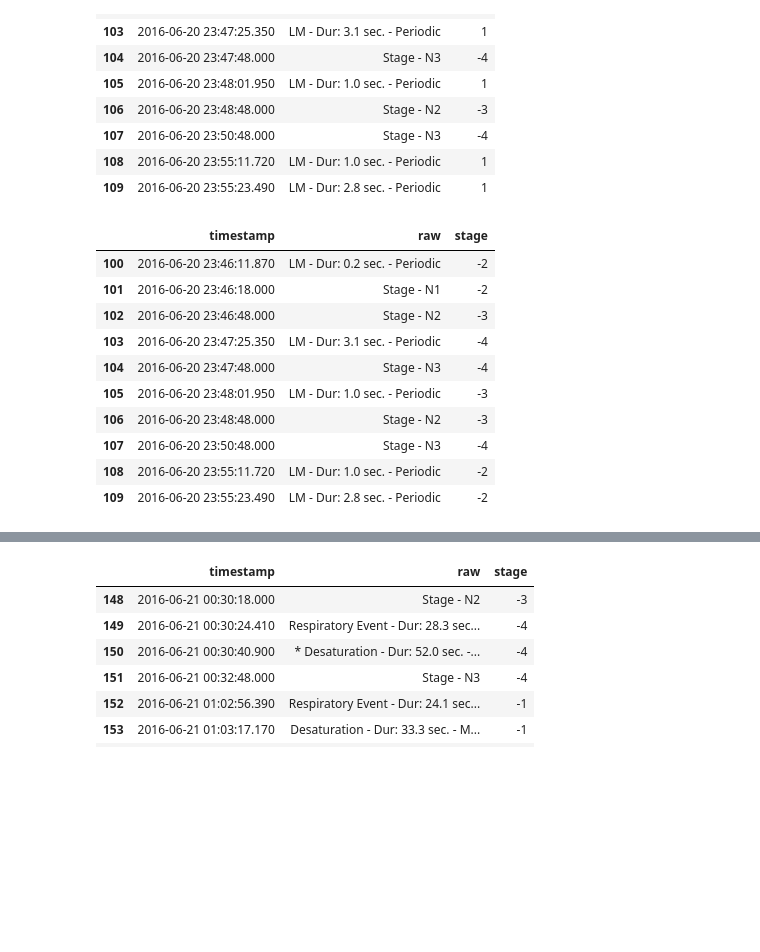
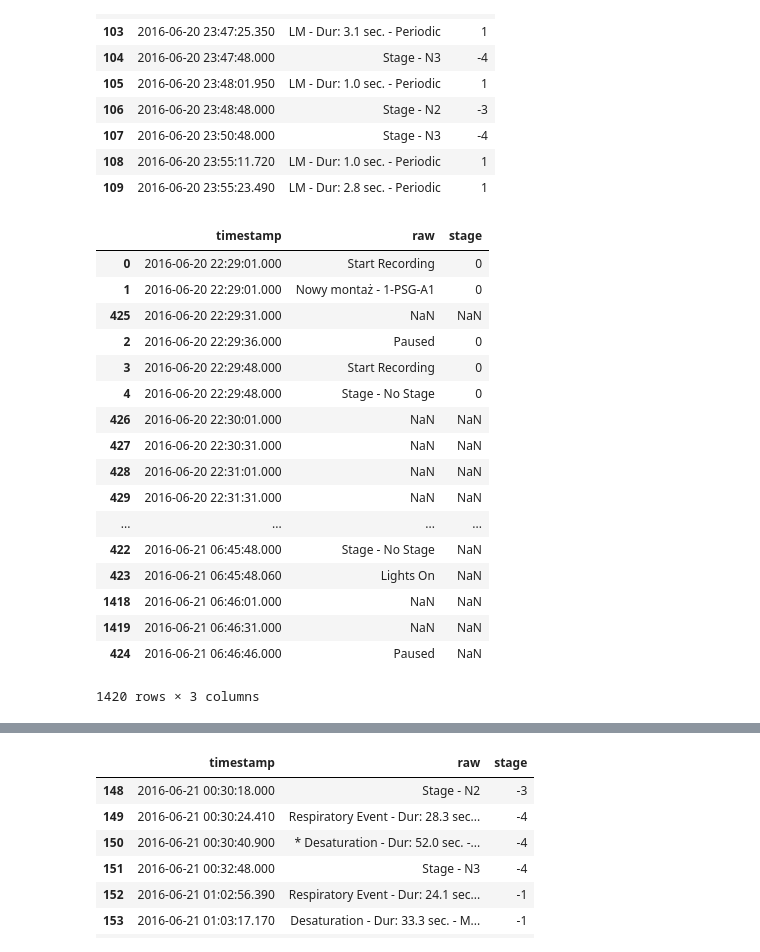
Before and after one commit to pawelngei/neuroon-notebook, a Jupyter notebook: NeuroOn.ipynb, the cells around one changed output, grey strips where cells are left out. Saved outputs shown, nothing was run; the diff lists cells and outputs as text; code cells hidden in the pictures; blank space fills up the shorter version.

```diff
--- a/NeuroOn.ipynb
+++ b/NeuroOn.ipynb
@@ -389,19 +389,32 @@ psg_stages[100:110]
 | 109 | 2016-06-20 23:55:23.490 | LM - Dur: 2.8 sec. - Periodic | 1 |
 # %%
 # EXTREMELY FUGLY DO NOT DO THAT JUST FOR TESTS
-# psg_stages['stage'] = psg_stages.apply(extrapolate_previous)
 psg_stages['stage'] = psg_stages['stage'].apply(lambda x: x if x < 1 else None)
-psg_stages['stage'] = psg_stages['stage'].fillna(method='backfill')
-psg_stages[100:110]
+new_timestamps = pd.date_range(
+    psg_stages.timestamp.min(),
+    psg_stages.timestamp.max(),
+    freq='30s'
+)
+new_series = pd.DataFrame(new_timestamps, columns=['timestamp'])
+# WARNING: Mutating psg_stages!
+psg_stages = pd.merge(psg_stages, new_series, how='outer', on=['timestamp'])
+psg_stages = psg_stages.sort_values(['timestamp'])
 # %% [output]
 |  | timestamp | raw | stage |
-| 100 | 2016-06-20 23:46:11.870 | LM - Dur: 0.2 sec. - Periodic | -2 |
-| 101 | 2016-06-20 23:46:18.000 | Stage - N1 | -2 |
-| 102 | 2016-06-20 23:46:48.000 | Stage - N2 | -3 |
-| 103 | 2016-06-20 23:47:25.350 | LM - Dur: 3.1 sec. - Periodic | -4 |
-| 104 | 2016-06-20 23:47:48.000 | Stage - N3 | -4 |
-| 105 | 2016-06-20 23:48:01.950 | LM - Dur: 1.0 sec. - Periodic | -3 |
-| 106 | 2016-06-20 23:48:48.000 | Stage - N2 | -3 |
-| 107 | 2016-06-20 23:50:48.000 | Stage - N3 | -4 |
-| 108 | 2016-06-20 23:55:11.720 | LM - Dur: 1.0 sec. - Periodic | -2 |
-| 109 | 2016-06-20 23:55:23.490 | LM - Dur: 2.8 sec. - Periodic | -2 |
+| 0 | 2016-06-20 22:29:01.000 | Start Recording | 0 |
+| 1 | 2016-06-20 22:29:01.000 | Nowy montaż - 1-PSG-A1 | 0 |
+| 425 | 2016-06-20 22:29:31.000 | NaN | NaN |
+| 2 | 2016-06-20 22:29:36.000 | Paused | 0 |
+| 3 | 2016-06-20 22:29:48.000 | Start Recording | 0 |
+| 4 | 2016-06-20 22:29:48.000 | Stage - No Stage | 0 |
+| 426 | 2016-06-20 22:30:01.000 | NaN | NaN |
+| 427 | 2016-06-20 22:30:31.000 | NaN | NaN |
+| 428 | 2016-06-20 22:31:01.000 | NaN | NaN |
+| 429 | 2016-06-20 22:31:31.000 | NaN | NaN |
+| ... | ... | ... | ... |
+| 422 | 2016-06-21 06:45:48.000 | Stage - No Stage | NaN |
+| 423 | 2016-06-21 06:45:48.060 | Lights On | NaN |
+| 1418 | 2016-06-21 06:46:01.000 | NaN | NaN |
+| 1419 | 2016-06-21 06:46:31.000 | NaN | NaN |
+| 424 | 2016-06-21 06:46:46.000 | Paused | NaN |
+1420 rows × 3 columns
```
Also changed, not shown: parts of 5 cells of this notebook.
